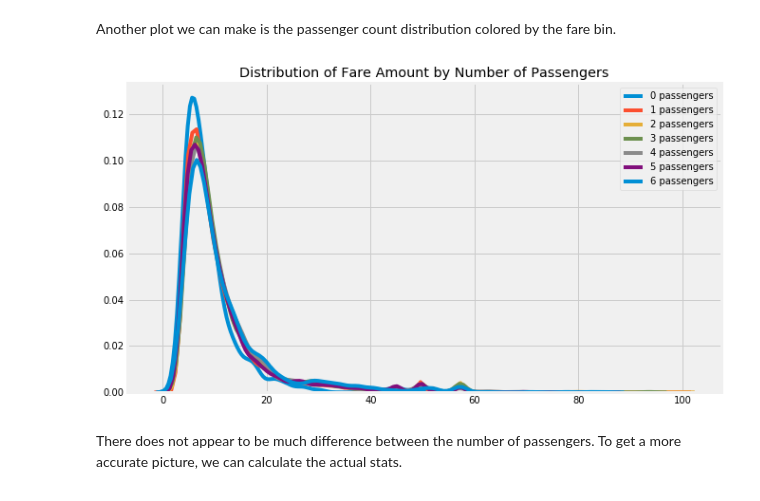
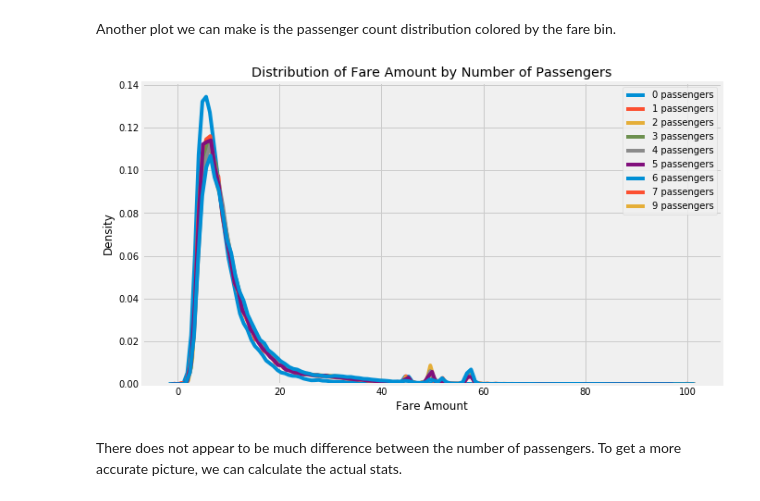
Before and after one commit to WillKoehrsen/taxi-fare, a Jupyter notebook: Start Simple.ipynb, the cells around one changed output. Saved outputs shown, nothing was run; the diff lists cells and outputs as text; code cells hidden in the pictures.

```diff
--- a/Start Simple.ipynb
+++ b/Start Simple.ipynb
@@ -88,8 +89,16 @@ data = data[data['fare_amount'].between(left = 0, right = 100)]
 # %% [markdown]
 For visualization purposes, I'll create a binned version of the fare.
 # %%
+# Bin the fare and convert to string
 data['fare-bin'] = pd.cut(data['fare_amount'], bins = list(range(0, 50, 5))).astype(str)
+
+# Uppermost bin
 data.loc[data['fare-bin'] == 'nan', 'fare-bin'] = '[45+]'
-data['fare-bin'].value_counts().plot.bar(color = 'b', edgecolor = 'k');
+
+# Adjust bin so the sorting is correct
+data.loc[data['fare-bin'] == '(5, 10]', 'fare-bin'] = '(05, 10]'
+
+# Bar plot of value counts
+data['fare-bin'].value_counts().sort_index().plot.bar(color = 'b', edgecolor = 'k');
 plt.title('Fare Binned');
 # %% [output]
@@ -186,0 +239,3 @@ plt.title('Absolute latitude difference vs Absolute longitude difference');
+# %%
+def minkowski_distance(x1, x2, y1, y2, p):
+    return ((abs(x2 - x1) ** p) + (abs(y2 - y1)) ** p) ** (1 / p)
@@ -186,0 +256,11 @@ plt.title('Absolute latitude difference vs Absolute longitude difference');
+# %%
+data['manhattan'] = minkowski_distance(data['pickup_longitude'], data['dropoff_longitude'],
+                                       data['pickup_latitude'], data['dropoff_latitude'], 1)
+
+# Calculate distribution by each fare bin
+plt.figure(figsize = (12, 6))
+for f, grouped in data.groupby('fare-bin'):
+    sns.kdeplot(grouped['manhattan'], label = f'{f}');
+
+plt.xlabel('degrees'); plt.ylabel('density')
+plt.title('Manhattan Distance by Fare Amount');
@@ -186,0 +269,11 @@ plt.title('Absolute latitude difference vs Absolute longitude difference');
+# %%
+data['euclidean'] = minkowski_distance(data['pickup_longitude'], data['dropoff_longitude'],
+                                       data['pickup_latitude'], data['dropoff_latitude'], 2)
+
+# Calculate distribution by each fare bin
+plt.figure(figsize = (12, 6))
+for f, grouped in data.groupby('fare-bin'):
+    sns.kdeplot(grouped['euclidean'], label = f'{f}');
+
+plt.xlabel('degrees'); plt.ylabel('density')
+plt.title('Euclidean Distance by Fare Amount');
@@ -187,16 +299,15 @@ plt.title('Absolute latitude difference vs Absolute longitude difference');
 # %% [markdown]
 Another plot we can make is the passenger count distribution colored by the fare bin.
 # %%
-subset = data.sample(100000, random_state=RSEED)
-
 plt.figure(figsize = (10, 6))
 
-for p, grouped_data  in subset.groupby('passenger_count'):
-    sns.kdeplot(grouped_data['fare_amount'], label = f'{p} passengers')
+for p, grouped in data.groupby('passenger_count'):
+    sns.kdeplot(grouped['fare_amount'], label = f'{p} passengers')
 
+plt.xlabel('Fare Amount'); plt.ylabel('Density')
 plt.title('Distribution of Fare Amount by Number of Passengers');
 # %% [output]
-[figure, old version]
+[figure, new version]
 # %% [markdown]
 There does not appear to be much difference between the number of passengers. To get a more accurate picture, we can calculate the actual stats.
 # %%
```
Also changed, not shown: parts of 95 cells of this notebook, 1 other file.
